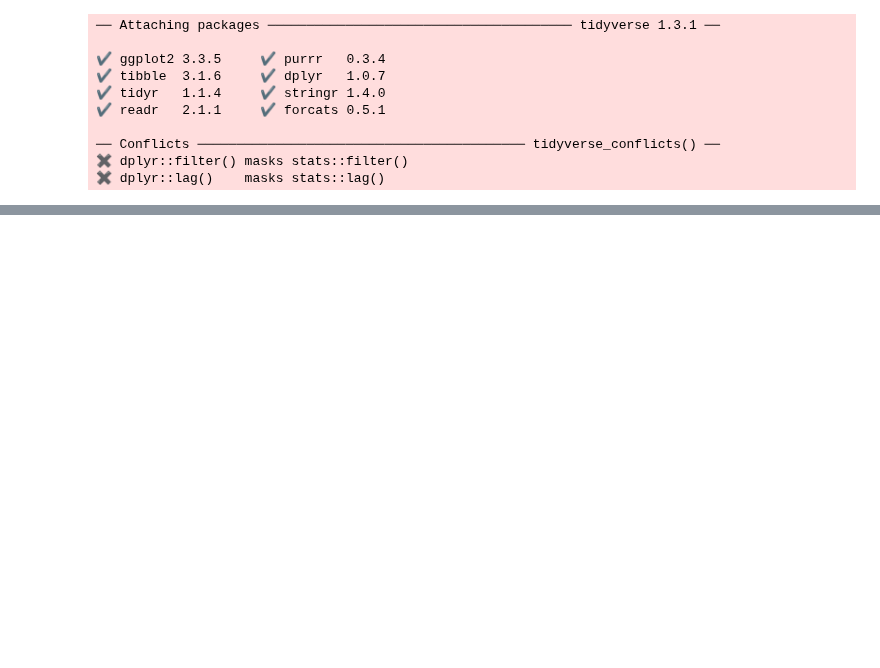
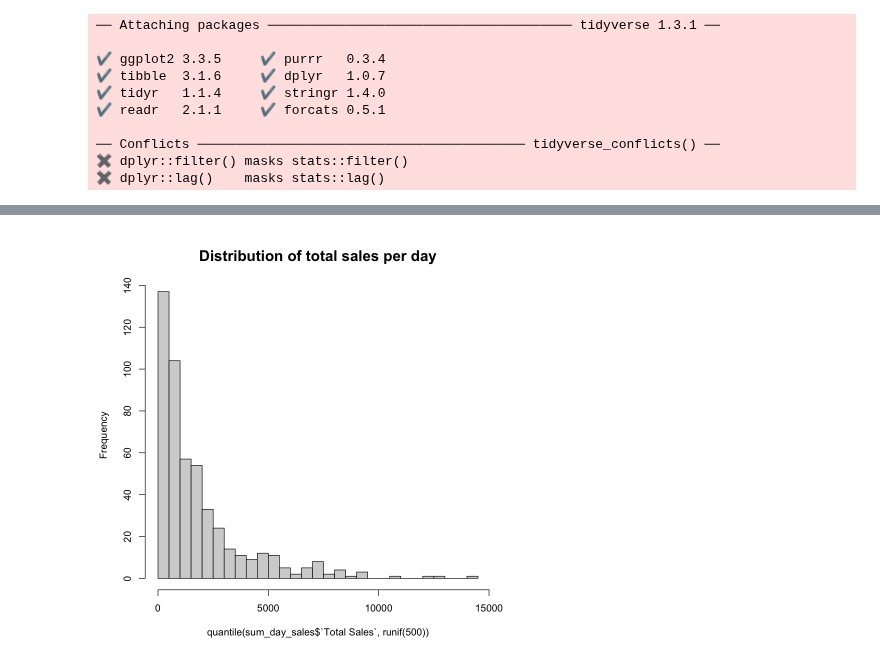
Before and after one commit to ppkgtmm/data-models, a Jupyter notebook: L7/Exercise.ipynb, the cells around one changed output, grey strips where cells are left out. Cells and saved outputs as stored; diff of their text form; code cells hidden in the pictures; blank space fills up the shorter version.

```diff
--- a/L7/Exercise.ipynb
+++ b/L7/Exercise.ipynb
@@ -60,0 +75,9 @@ theme_bw(base_size = 20)
+# %%
+hist(
+    quantile(sum_day_sales$`Total Sales`, runif(500)),
+    breaks = 30,
+    cex.main = 1.5,
+    main = 'Distribution of total sales per day'
+)
+# %% [output]
+[figure, added]
```
Also changed, not shown: parts of 5 cells of this notebook.
